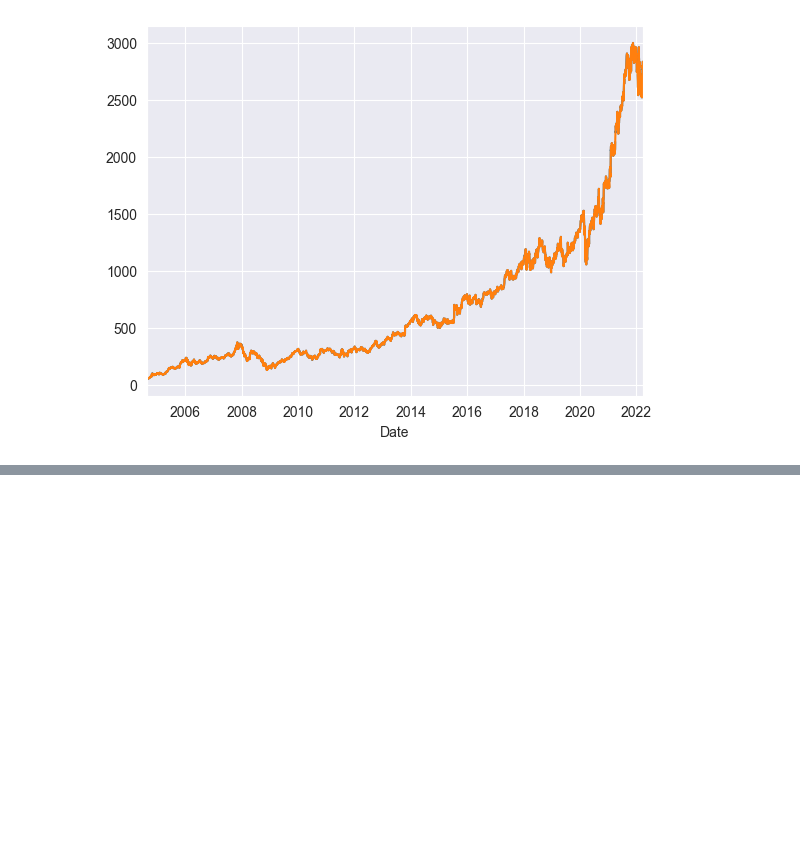
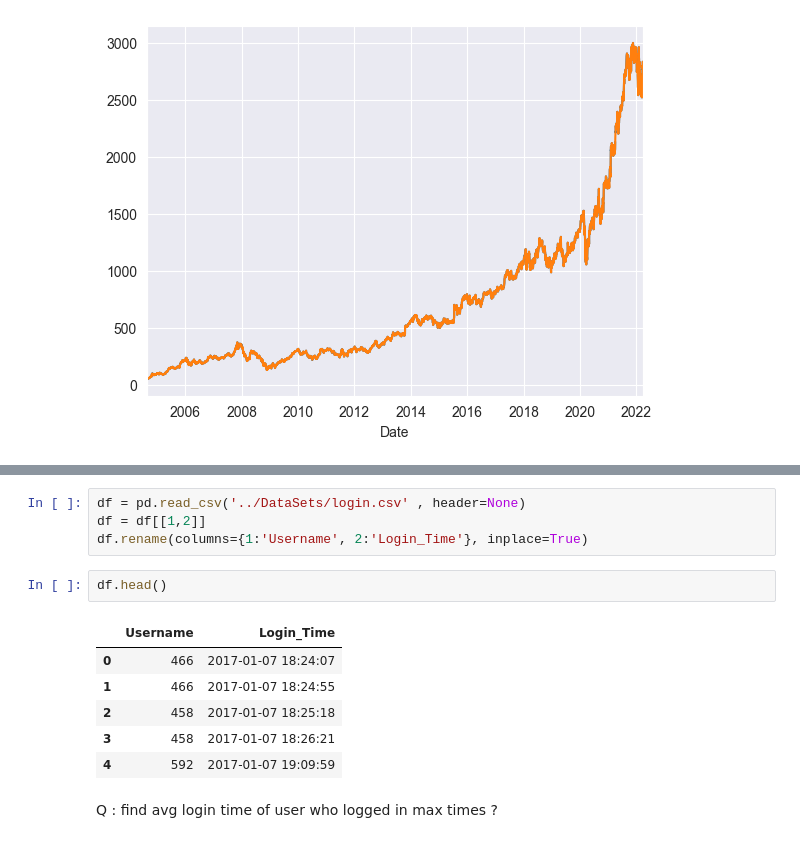
Before and after one commit to DevRitesh08/0.-Preparatory-Topics-for-ML, a Jupyter notebook: Pandas/Time_series_Analysis.ipynb, the cells around one changed output, grey strips where cells are left out. Drawn from its saved outputs; the diff is of its cells as text; blank space fills up the shorter version.

```diff
--- a/Pandas/Time_series_Analysis.ipynb
+++ b/Pandas/Time_series_Analysis.ipynb
@@ -728,0 +795,15 @@ plt.show()
+# %%
+df = pd.read_csv('../DataSets/login.csv' , header=None)
+df = df[[1,2]]
+df.rename(columns={1:'Username', 2:'Login_Time'}, inplace=True)
+# %%
+df.head()
+# %% [output]
+|  | Username | Login_Time |
+| 0 | 466 | 2017-01-07 18:24:07 |
+| 1 | 466 | 2017-01-07 18:24:55 |
+| 2 | 458 | 2017-01-07 18:25:18 |
+| 3 | 458 | 2017-01-07 18:26:21 |
+| 4 | 592 | 2017-01-07 19:09:59 |
+# %% [markdown]
+Q : find avg login time of user who logged in max times ?
```
Also changed, not shown: parts of 12 cells of this notebook, 2 other files.
